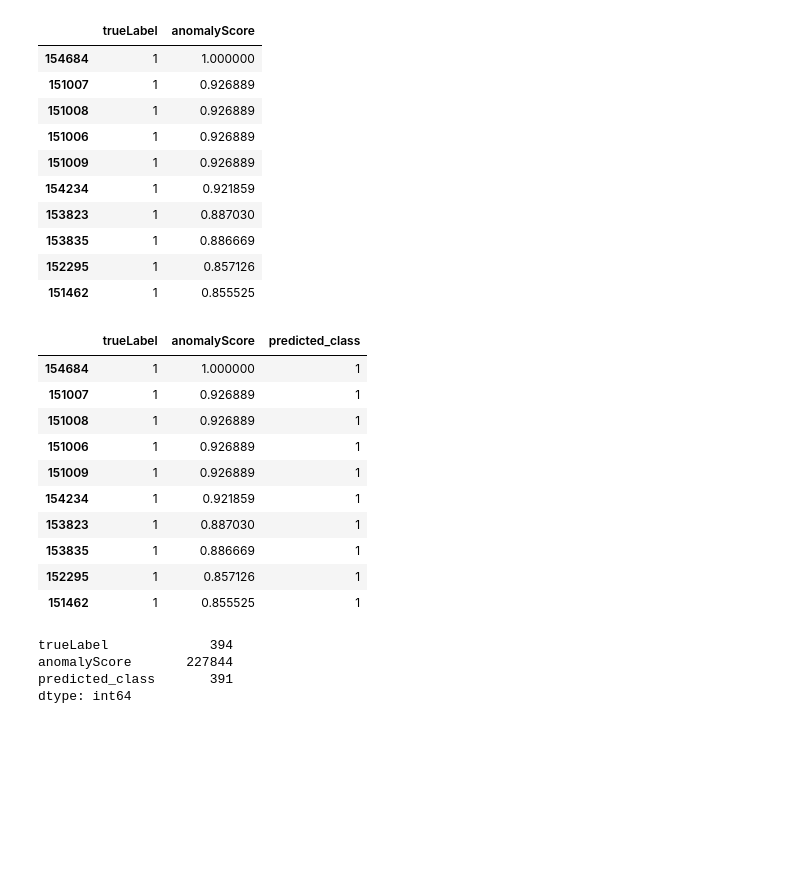
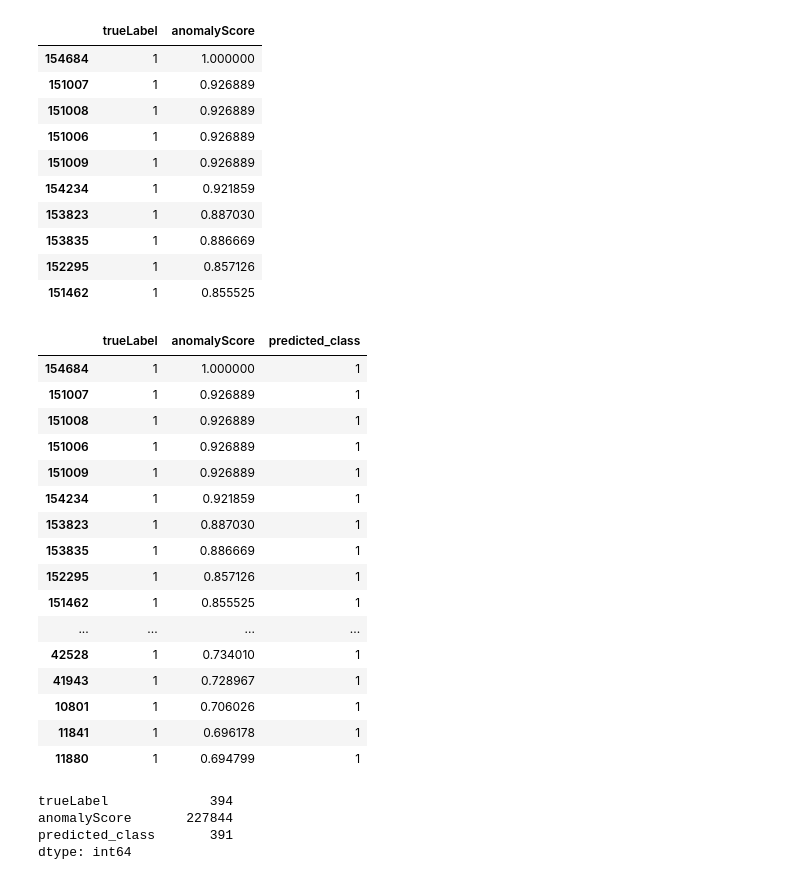
Before and after one commit to jessicapmouras/fraud_detect, a Jupyter notebook: ccfraud 05 14 2020.ipynb, the cells around one changed output. Cells and saved outputs as stored; diff of their text form; code cells hidden in the pictures; blank space fills up the shorter version.

```diff
--- a/ccfraud 05 14 2020.ipynb
+++ b/ccfraud 05 14 2020.ipynb
@@ -1162,20 +1175,26 @@ preds[:10]
 | 151462 | 1 | 0.855525 |
 # %%
 preds['predicted_class'] = np.where(preds.anomalyScore>0.02200 , 1, 0)
-# %%
-preds.head(10)
-# %% [output]
-|  | trueLabel | anomalyScore | predicted_class |
-| 154684 | 1 | 1.000000 | 1 |
-| 151007 | 1 | 0.926889 | 1 |
-| 151008 | 1 | 0.926889 | 1 |
-| 151006 | 1 | 0.926889 | 1 |
-| 151009 | 1 | 0.926889 | 1 |
-| 154234 | 1 | 0.921859 | 1 |
-| 153823 | 1 | 0.887030 | 1 |
-| 153835 | 1 | 0.886669 | 1 |
-| 152295 | 1 | 0.857126 | 1 |
-| 151462 | 1 | 0.855525 | 1 |
+# %%
+b
+# %% [output]
+|  | trueLabel | anomalyScore | predicted_class |
+| 154684 | 1 | 1.000000 | 1 |
+| 151007 | 1 | 0.926889 | 1 |
+| 151008 | 1 | 0.926889 | 1 |
+| 151006 | 1 | 0.926889 | 1 |
+| 151009 | 1 | 0.926889 | 1 |
+| 154234 | 1 | 0.921859 | 1 |
+| 153823 | 1 | 0.887030 | 1 |
+| 153835 | 1 | 0.886669 | 1 |
+| 152295 | 1 | 0.857126 | 1 |
+| 151462 | 1 | 0.855525 | 1 |
+| ... | ... | ... | ... |
+| 42528 | 1 | 0.734010 | 1 |
+| 41943 | 1 | 0.728967 | 1 |
+| 10801 | 1 | 0.706026 | 1 |
+| 11841 | 1 | 0.696178 | 1 |
+| 11880 | 1 | 0.694799 | 1 |
 # %%
 (preds > 0).sum()
 # %% [output]
```
Also changed, not shown: parts of 43 cells of this notebook, 1 other file.
